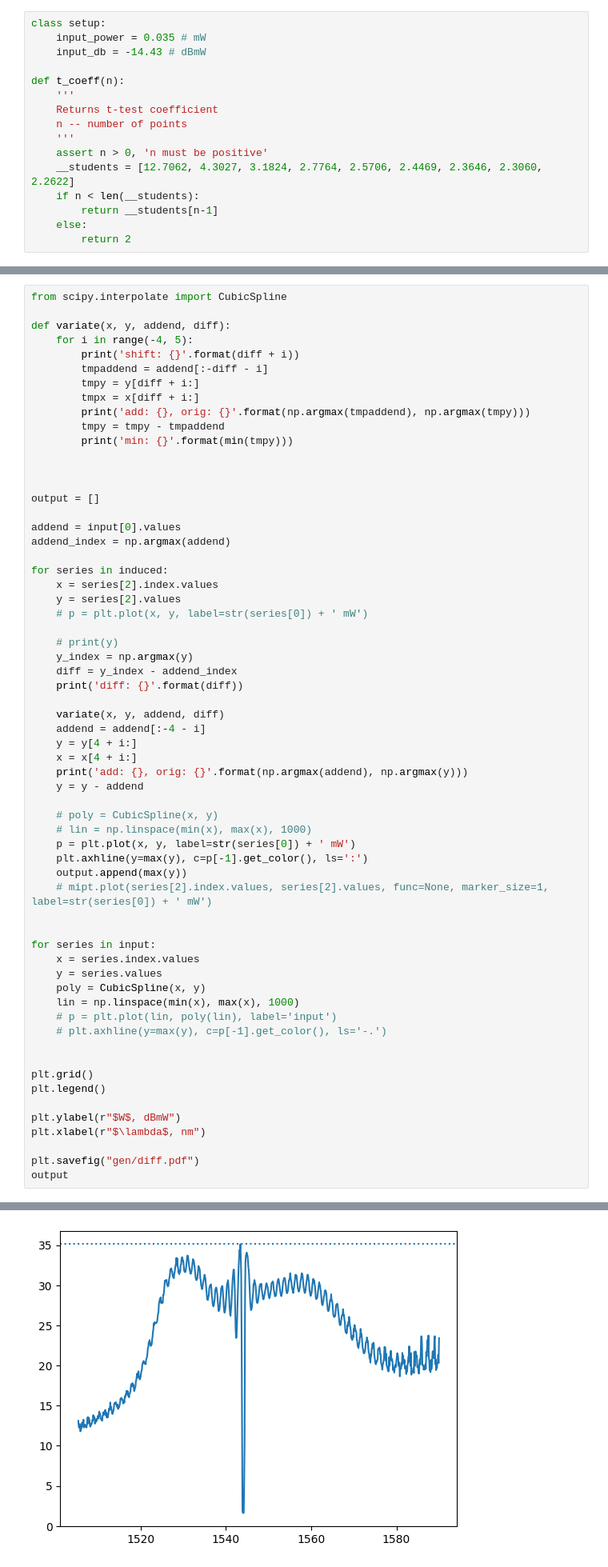
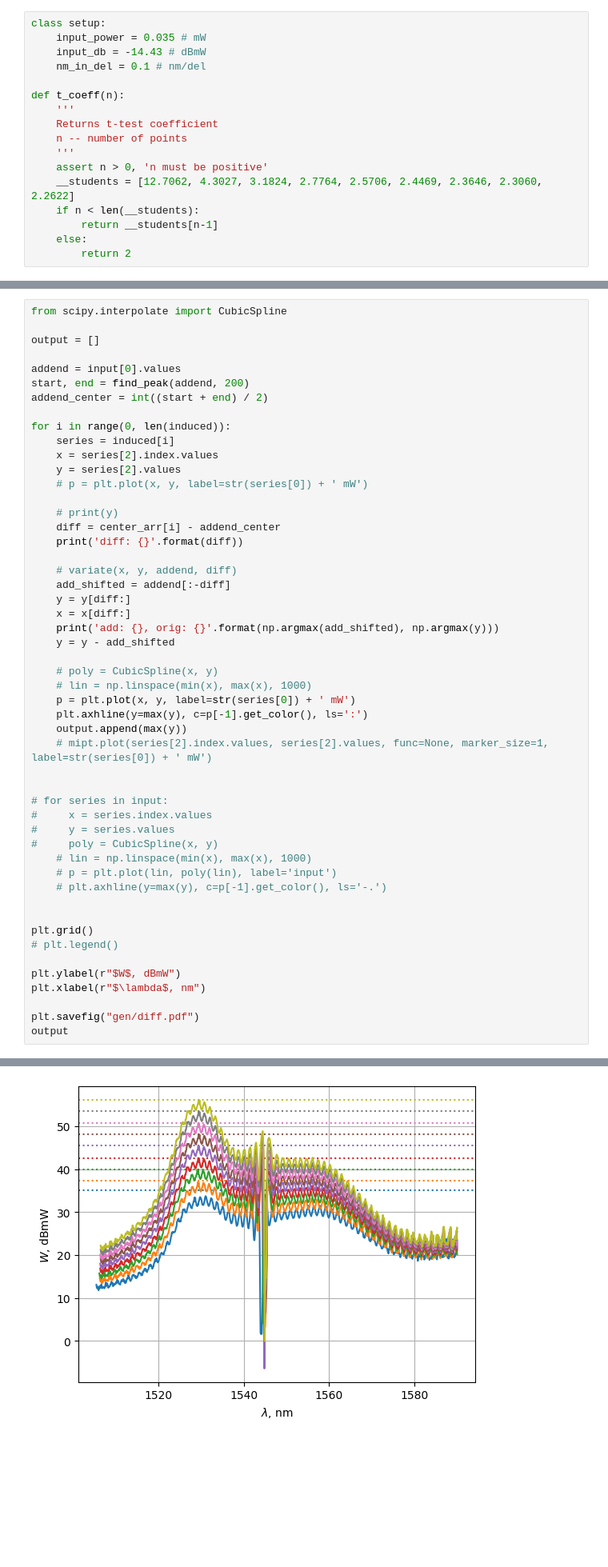
Before and after one commit to futherus/mipt_lab, a Jupyter notebook: optical_fiber.4/opto.ipynb, the cells around one changed output, grey strips where cells are left out. Shown: that part at 80% size. Cells and saved outputs as stored; diff of their text form; blank space fills up the shorter version.

```diff
--- a/optical_fiber.4/opto.ipynb
+++ b/optical_fiber.4/opto.ipynb
@@ -21,6 +21,7 @@ import miptlib as mipt
 class setup:
     input_power = 0.035 # mW
     input_db = -14.43 # dBmW
+    nm_in_del = 0.1 # nm/del
 
 def t_coeff(n):
     '''
@@ -225,39 +248,28 @@ No artists with labels found to put in legend.  Note that artists whose label st
 # %%
 from scipy.interpolate import CubicSpline
-
-def variate(x, y, addend, diff):
-    for i in range(-4, 5):
-        print('shift: {}'.format(diff + i))
-        tmpaddend = addend[:-diff - i]
-        tmpy = y[diff + i:]
-        tmpx = x[diff + i:]
-        print('add: {}, orig: {}'.format(np.argmax(tmpaddend), np.argmax(tmpy)))
-        tmpy = tmpy - tmpaddend
-        print('min: {}'.format(min(tmpy)))
-
-
 
 output = []
 
 addend = input[0].values
-addend_index = np.argmax(addend)
+start, end = find_peak(addend, 200)
+addend_center = int((start + end) / 2)
 
-for series in induced:
+for i in range(0, len(induced)):
+    series = induced[i]
     x = series[2].index.values
     y = series[2].values
     # p = plt.plot(x, y, label=str(series[0]) + ' mW')
 
     # print(y)
-    y_index = np.argmax(y)
-    diff = y_index - addend_index
+    diff = center_arr[i] - addend_center
     print('diff: {}'.format(diff))
 
-    variate(x, y, addend, diff)
-    addend = addend[:-4 - i]
-    y = y[4 + i:]
-    x = x[4 + i:]
-    print('add: {}, orig: {}'.format(np.argmax(addend), np.argmax(y)))
-    y = y - addend
+    # variate(x, y, addend, diff)
+    add_shifted = addend[:-diff]
+    y = y[diff:]
+    x = x[diff:]
+    print('add: {}, orig: {}'.format(np.argmax(add_shifted), np.argmax(y)))
+    y = y - add_shifted
 
     # poly = CubicSpline(x, y)
     # lin = np.linspace(min(x), max(x), 1000)
@@ -267,17 +279,17 @@ for series in induced:
     # mipt.plot(series[2].index.values, series[2].values, func=None, marker_size=1, label=str(series[0]) + ' mW')
 
 
-for series in input:
-    x = series.index.values
-    y = series.values
-    poly = CubicSpline(x, y)
-    lin = np.linspace(min(x), max(x), 1000)
+# for series in input:
+#     x = series.index.values
+#     y = series.values
+#     poly = CubicSpline(x, y)
+    # lin = np.linspace(min(x), max(x), 1000)
     # p = plt.plot(lin, poly(lin), label='input')
     # plt.axhline(y=max(y), c=p[-1].get_color(), ls='-.')
 
 
 plt.grid()
-plt.legend()
+# plt.legend()
 
 plt.ylabel(r"$W$, dBmW")
 plt.xlabel(r"$\lambda$, nm")
@@ -306,3 +327,3 @@ ValueError: operands could not be broadcast together with shapes (842,) (838,)
-[figure, old version]
+[figure, new version]
 # %% [markdown]
 ## 4. Output on input and pumping current
```
Also changed, not shown: parts of 10 cells of this notebook, 1 other file.
